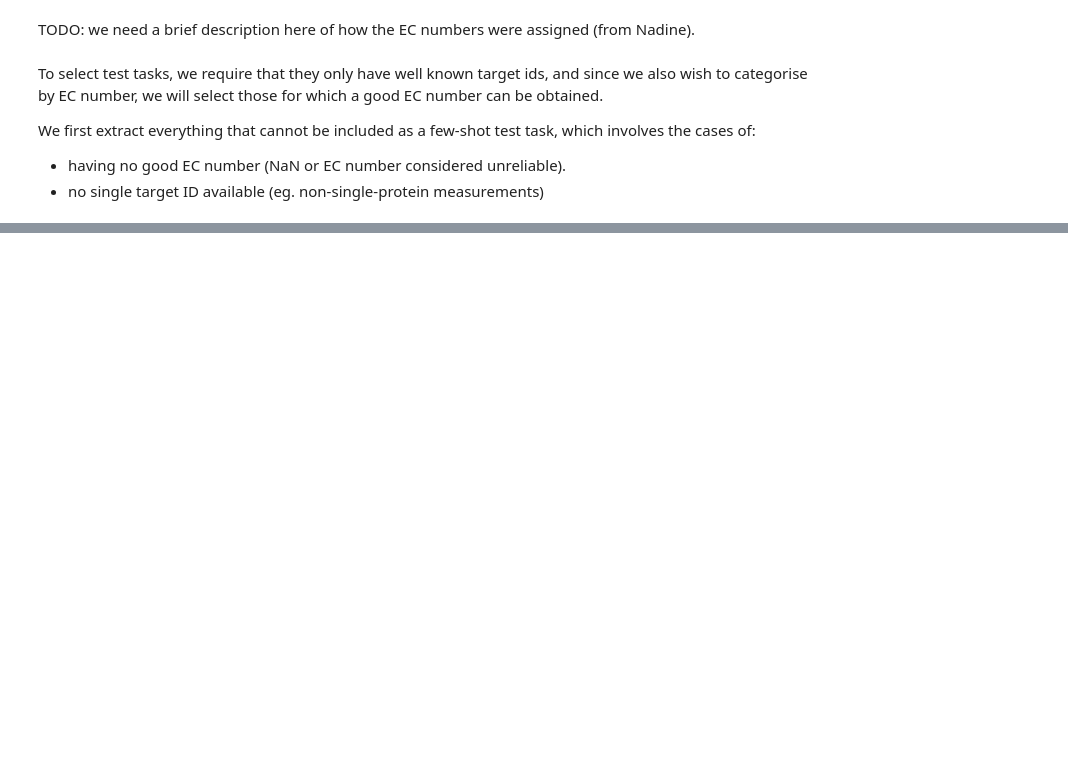
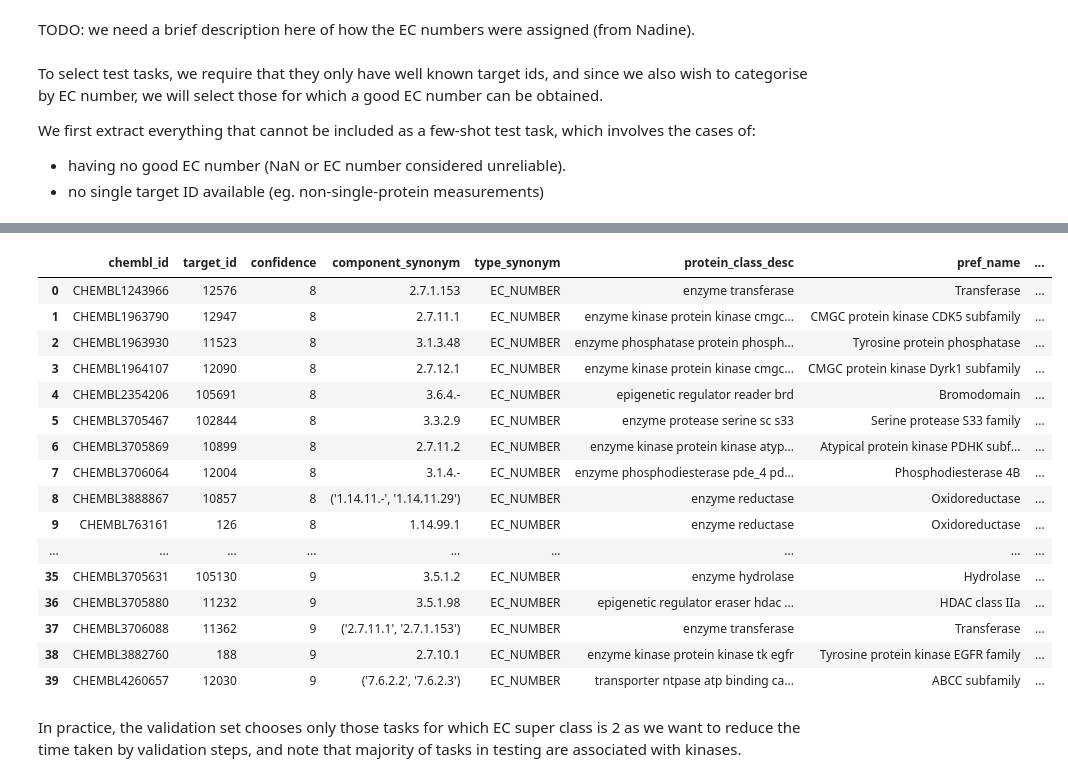
Before and after one commit to microsoft/FS-Mol, a Jupyter notebook: fs_mol/preprocessing/ExtractDataset.ipynb, the cells around one changed output, grey strips where cells are left out. Drawn from its saved outputs; the diff is of its cells as text; code cells hidden in the pictures; blank space fills up the shorter version.

```diff
--- a/fs_mol/preprocessing/ExtractDataset.ipynb
+++ b/fs_mol/preprocessing/ExtractDataset.ipynb
@@ -104,0 +170,22 @@ Name: target_id, Length: 24083, dtype: bool
+# %%
+pd.read_csv(os.path.join(os.getcwd(), "targets/valid_proteins.csv"))
+# %% [output]
+|  | chembl_id | target_id | confidence | component_synonym | type_synonym | protein_class_desc | pref_name | ... |
+| 0 | CHEMBL1243966 | 12576 | 8 | 2.7.1.153 | EC_NUMBER | enzyme transferase | Transferase | ... |
+| 1 | CHEMBL1963790 | 12947 | 8 | 2.7.11.1 | EC_NUMBER | enzyme kinase protein kinase cmgc... | CMGC protein kinase CDK5 subfamily | ... |
+| 2 | CHEMBL1963930 | 11523 | 8 | 3.1.3.48 | EC_NUMBER | enzyme phosphatase protein phosph... | Tyrosine protein phosphatase | ... |
+| 3 | CHEMBL1964107 | 12090 | 8 | 2.7.12.1 | EC_NUMBER | enzyme kinase protein kinase cmgc... | CMGC protein kinase Dyrk1 subfamily | ... |
+| 4 | CHEMBL2354206 | 105691 | 8 | 3.6.4.- | EC_NUMBER | epigenetic regulator reader brd | Bromodomain | ... |
+| 5 | CHEMBL3705467 | 102844 | 8 | 3.3.2.9 | EC_NUMBER | enzyme protease serine sc s33 | Serine protease S33 family | ... |
+| 6 | CHEMBL3705869 | 10899 | 8 | 2.7.11.2 | EC_NUMBER | enzyme kinase protein kinase atyp... | Atypical protein kinase PDHK subf... | ... |
+| 7 | CHEMBL3706064 | 12004 | 8 | 3.1.4.- | EC_NUMBER | enzyme phosphodiesterase pde_4 pd... | Phosphodiesterase 4B | ... |
+| 8 | CHEMBL3888867 | 10857 | 8 | ('1.14.11.-', '1.14.11.29') | EC_NUMBER | enzyme reductase | Oxidoreductase | ... |
+| 9 | CHEMBL763161 | 126 | 8 | 1.14.99.1 | EC_NUMBER | enzyme reductase | Oxidoreductase | ... |
+| ... | ... | ... | ... | ... | ... | ... | ... | ... |
+| 35 | CHEMBL3705631 | 105130 | 9 | 3.5.1.2 | EC_NUMBER | enzyme hydrolase | Hydrolase | ... |
+| 36 | CHEMBL3705880 | 11232 | 9 | 3.5.1.98 | EC_NUMBER | epigenetic regulator eraser hdac ... | HDAC class IIa | ... |
+| 37 | CHEMBL3706088 | 11362 | 9 | ('2.7.11.1', '2.7.1.153') | EC_NUMBER | enzyme transferase | Transferase | ... |
+| 38 | CHEMBL3882760 | 188 | 9 | 2.7.10.1 | EC_NUMBER | enzyme kinase protein kinase tk egfr | Tyrosine protein kinase EGFR family | ... |
+| 39 | CHEMBL4260657 | 12030 | 9 | ('7.6.2.2', '7.6.2.3') | EC_NUMBER | transporter ntpase atp binding ca... | ABCC subfamily | ... |
+# %% [markdown]
+In practice, the validation set chooses only those tasks for which EC super class is 2 as we want to reduce the time taken by validation steps, and note that majority of tasks in testing are associated with kinases.
```
Also changed, not shown: parts of 17 cells of this notebook, 5 other files.
